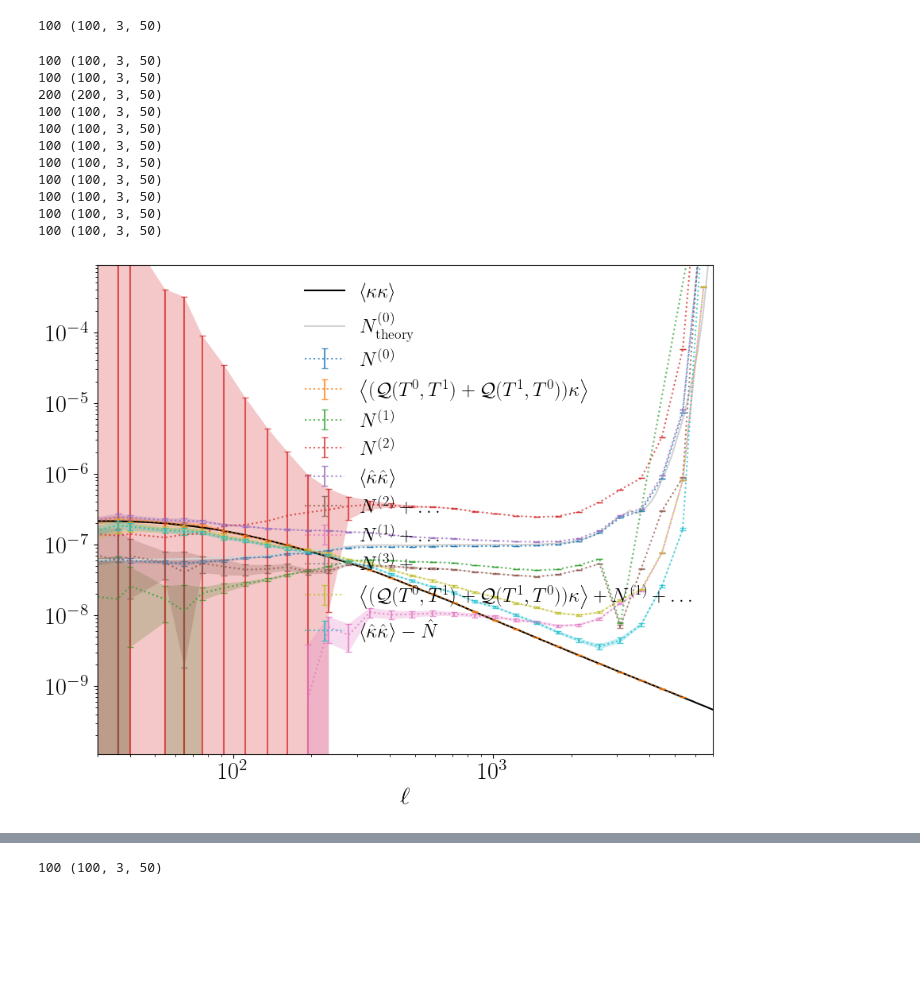
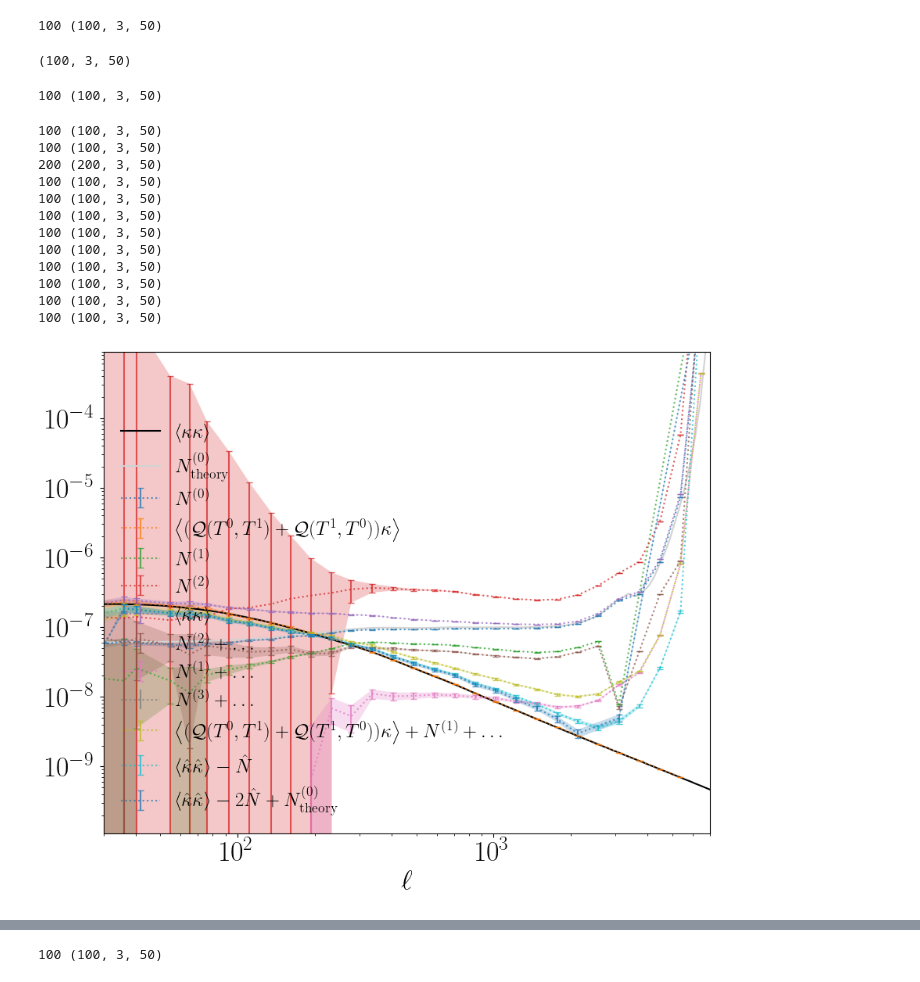
Before and after one commit to DelonShen/LensQuEst, a Jupyter notebook: dev/gen_estimators_unmasked_Clulensed_weights.ipynb, the cells around one changed output, grey strips where cells are left out. Saved outputs shown, nothing was run; the diff lists cells and outputs as text; code cells hidden in the pictures; blank space fills up the shorter version.

Commit message:
mask fixed, checked out Hanson+11 -2Nhat+Ntheory cov reduction idea

```diff
--- a/dev/gen_estimators_unmasked_Clulensed_weights.ipynb
+++ b/dev/gen_estimators_unmasked_Clulensed_weights.ipynb
@@ -384,6 +384,23 @@ ps_data['KK+N1+'] = combine_sketchy(ps_data['kk'], [ps_data['N1+']])
 ps_data['QEQE-Nhat'] = combine_sketchy(ps_data['QEQE'], [-ps_data['Nhat']])
 # %% [output]
 100 (100, 3, 50)
+# %%
+np.shape(ps_data['Nhat'])
+
+tmp_f = [lambda x: x, lambda x:Ntheory(x), lambda x:0]
+Ntheory_evaled = np.array([[
+    [
+       tmp_f[i](l) for l in ps_data['Nhat'][0][0]
+    ] for i in range(3)
+] for _ in range(100)])
+
+print(np.shape(Ntheory_evaled))
+# %% [output]
+(100, 3, 50)
+# %%
+ps_data['QEQE-2Nhat+Ntheory'] = combine_sketchy(ps_data['QEQE'], [-2*ps_data['Nhat'],Ntheory_evaled])
+# %% [output]
+100 (100, 3, 50)
 # %%
 labels={
     'N0':r'$N^{(0)}$',
@@ -397,6 +414,7 @@ labels={
     'Nhat':r'$\hat N$',
     'N1+':r'$N^{(1)}+\dots$',
     'KK+N1+': r'$\left<(\mathcal Q(T^0, T^1)+\mathcal Q(T^1, T^0))\kappa\right>+N^{(1)}+\dots$',
+    'QEQE-2Nhat+Ntheory':r'$\left<\hat\kappa\hat\kappa\right>-2\hat N+N^{(0)}_{\rm theory}$',
 }
 
 
@@ -429,34 +447,35 @@ for key in ps_data:
 
     ax.errorbar(lCen[Ipos], (Cl[Ipos]), yerr=sCl[Ipos], alpha=.75,
                 fmt=':', capsize=3, capthick=1, label=labels[key])
     tmp_data = {
         'x': lCen[Ipos],
         'y1': [y - e for y, e in zip((Cl[Ipos]), sCl[Ipos])],
         'y2': [y + e for y, e in zip((Cl[Ipos]), sCl[Ipos])]}
     ax.fill_between(**tmp_data,  alpha=.25)
 
 
 ax.legend(frameon=False)
 ax.set_xscale('log')
 ax.set_xlabel(r'$\ell$')
 ax.set_yscale('log')
 ax.set_xlim(lMin,2*lMax)
 ax.set_ylim(1.1e-10,.9e-3)
 
 plt.savefig('figures/Ni_decomposed.pdf', bbox_inches='tight')
 # %% [output]
 100 (100, 3, 50)
 100 (100, 3, 50)
 200 (200, 3, 50)
 100 (100, 3, 50)
 100 (100, 3, 50)
 100 (100, 3, 50)
 100 (100, 3, 50)
 100 (100, 3, 50)
 100 (100, 3, 50)
 100 (100, 3, 50)
 100 (100, 3, 50)
+100 (100, 3, 50)
-[figure, old version]
+[figure, new version]
 # %%
 def graph_from_keys(c_keys, offset=0.03):
 
```
Also changed, not shown: parts of 5 cells of this notebook, 13 other files.
